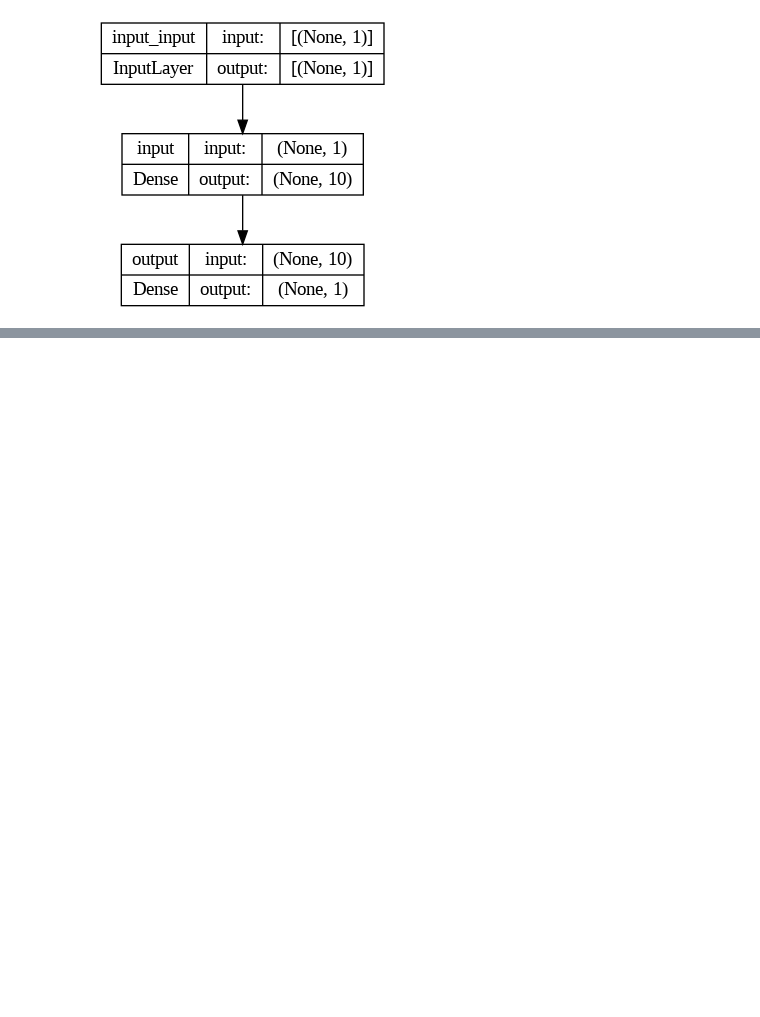
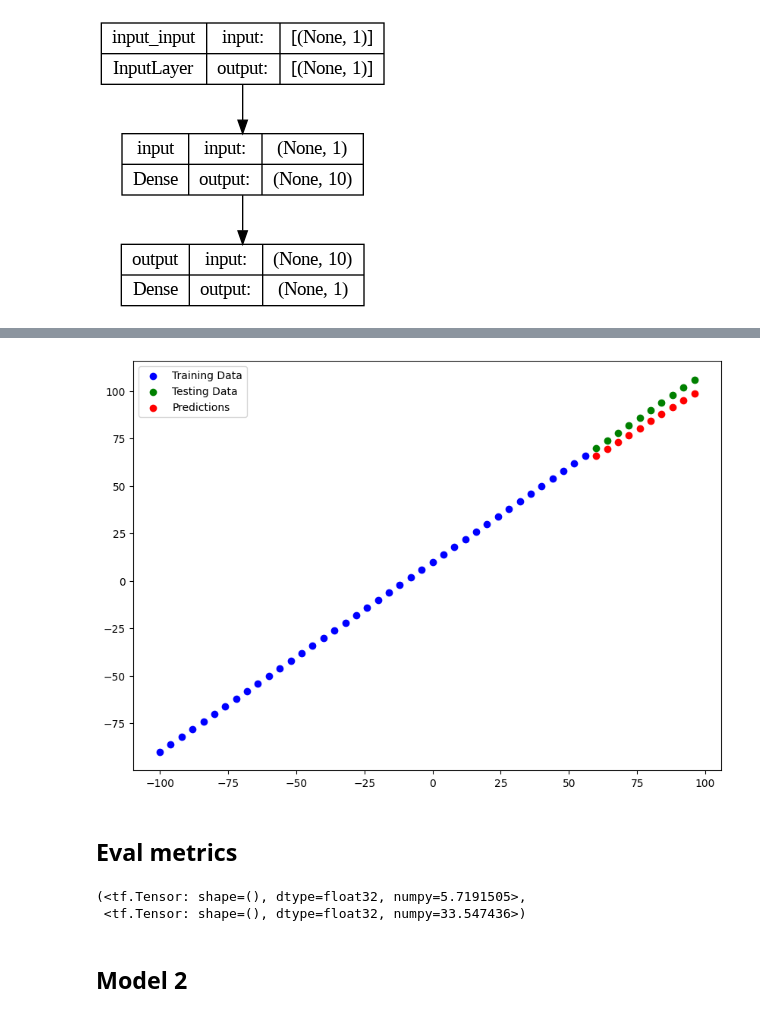
Before and after one commit to vinhpeters/tf-exam, a Jupyter notebook: 01_neural_network_regression.ipynb, the cells around one changed output, grey strips where cells are left out. Cells and saved outputs as stored; diff of their text form; code cells hidden in the pictures; blank space fills up the shorter version.

```diff
--- a/01_neural_network_regression.ipynb
+++ b/01_neural_network_regression.ipynb
@@ -242,0 +313,2 @@ plot_model(model,show_shapes=True)
+# %%
+y_test = tf.cast(y_test, dtype=tf.float32)
@@ -242,0 +354,7 @@ plot_model(model,show_shapes=True)
+# %%
+model_1 = tf.keras.Sequential([
+    tf.keras.layers.Dense(1)
+])
+
+model_1.compile(loss=tf.keras.losses.mae,optimizer=tf.keras.optimizers.SGD(), metrics=['mae'])
+model_1.fit(tf.expand_dims(X_train,axis=-1), y_train, epochs=100)
@@ -242,0 +382,2 @@ plot_model(model,show_shapes=True)
+# %%
+y_pred_1 = model_1.predict(y_test)
@@ -242,0 +387,15 @@ plot_model(model,show_shapes=True)
+# %%
+plot_predictions(predictions = y_pred_1)
+# %% [output]
+[figure, added]
+# %% [markdown]
+## Eval metrics
+# %%
+mae_1=mae(y_test,tf.squeeze(y_pred_1))
+mse_1=mse(y_test,tf.squeeze(y_pred_1))
+mae_1,mse_1
+# %% [output]
+(<tf.Tensor: shape=(), dtype=float32, numpy=5.7191505>,
+ <tf.Tensor: shape=(), dtype=float32, numpy=33.547436>)
+# %% [markdown]
+## Model 2
```
Also changed, not shown: parts of 75 cells of this notebook.
